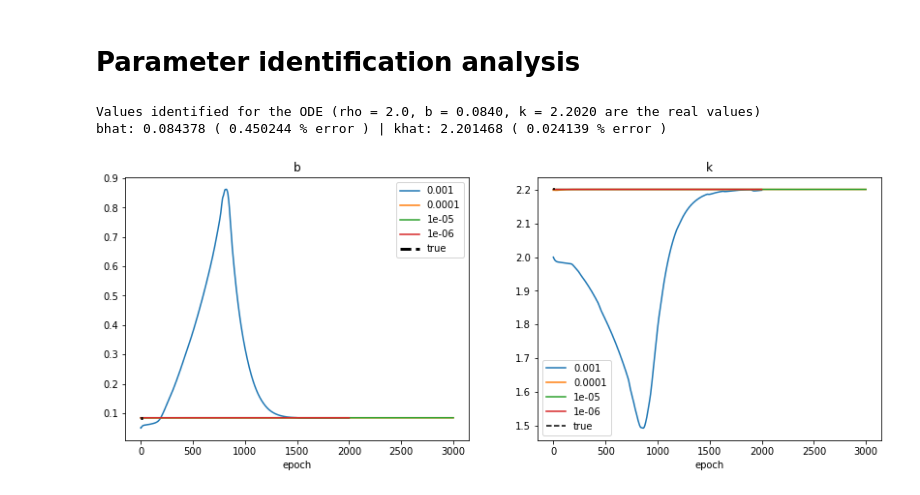
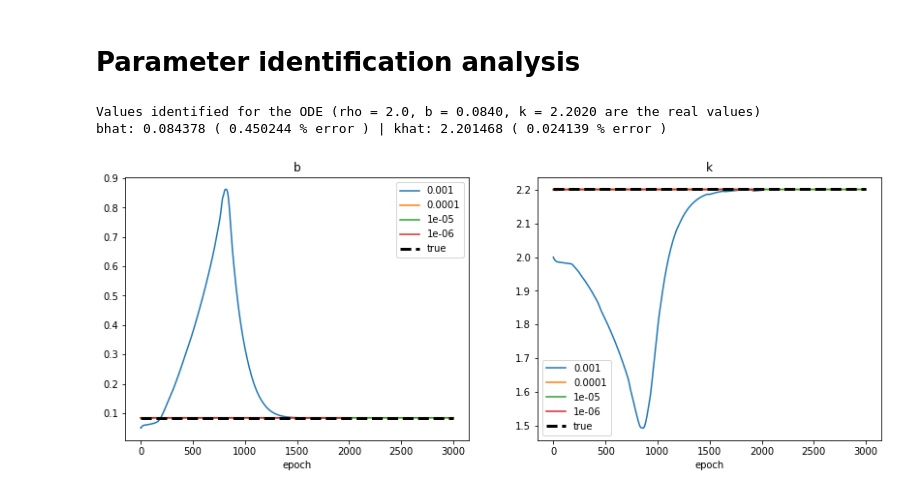
Before and after one commit to helonayala/pinn, a Jupyter notebook: 01_DeepVIV_sec21.ipynb, the cells around one changed output. Saved outputs shown, nothing was run; the diff lists cells and outputs as text; code cells hidden in the pictures.

Commit message:
correcting plot for identified values

```diff
--- a/01_DeepVIV_sec21.ipynb
+++ b/01_DeepVIV_sec21.ipynb
@@ -262,28 +262,32 @@ plt.show()
 # %%
 
 btrue = 0.084
 ktrue = 2.2020
 print("Values identified for the ODE (rho = 2.0, b = %0.4f, k = %0.4f are the real values)" % (btrue, ktrue))
 print("bhat: %f ( %f %% error ) | khat: %f ( %f %% error )" % (mdl.tToXandF.b.numpy(), np.abs((btrue - mdl.tToXandF.b.numpy())/btrue * 100 ), mdl.tToXandF.k.numpy(), np.abs((ktrue - mdl.tToXandF.k.numpy())/ktrue * 100 )))
 
 plt.figure(figsize=[14, 5])
 plt.subplot(121)
 leg = lrvec.tolist()
 leg.append('true')
 for i in range(nTrain):
     hatMatrix = np.array(clbkVarValue[i].valueList)
-    plt.plot(hatMatrix[:,0:1])
-plt.plot(t,np.ones(t.shape)*btrue,'k--',linewidth = 3)
+    epochi,_ = hatMatrix.shape
+    plt.plot(range(epochi),hatMatrix[:,0:1])
+    epoch = np.max((epoch,epochi))
+epochvec = np.linspace(1,epoch)
+plt.plot(epochvec,np.ones(epochvec.shape)*btrue,'k--',linewidth = 3)
 plt.xlabel('epoch'), plt.legend(leg), plt.title('b')
 
 plt.subplot(122)
+epoch = 0
 for i in range(nTrain):
     hatMatrix = np.array(clbkVarValue[i].valueList)
     plt.plot(hatMatrix[:,1:])
-plt.plot(t,np.ones(t.shape)*ktrue,'k--', )
+plt.plot(epochvec,np.ones(epochvec.shape)*ktrue,'k--',linewidth = 3)
 plt.xlabel('epoch'), plt.legend(leg), plt.title('k')
 plt.show()
 # %% [output]
 Values identified for the ODE (rho = 2.0, b = 0.0840, k = 2.2020 are the real values)
 bhat: 0.084378 ( 0.450244 % error ) | khat: 2.201468 ( 0.024139 % error )
-[figure, old version]
+[figure, new version]
```
